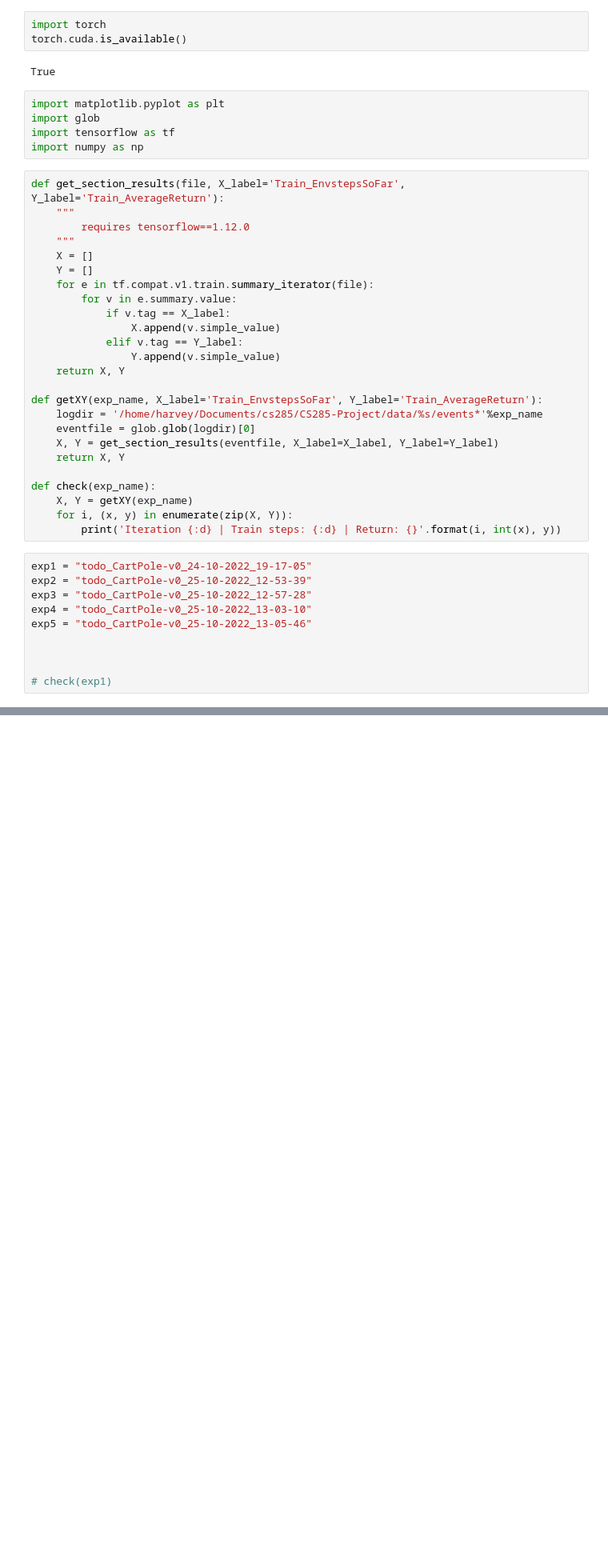
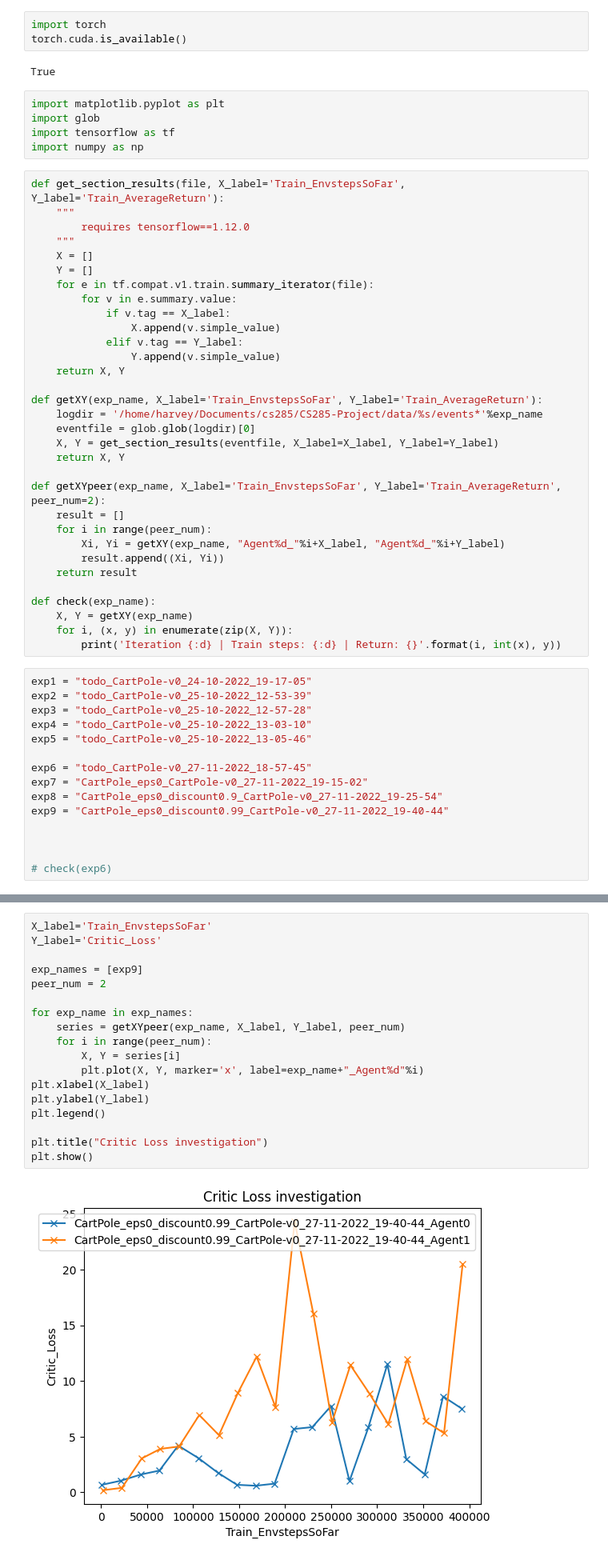
Before and after one commit to chirag-sharma-00/CS285-Project, a Jupyter notebook: cs285/scripts/plotter.ipynb, the cells around one changed output, grey strips where cells are left out. Shown at 80% size. Drawn from its saved outputs; the diff is of its cells as text; blank space fills up the shorter version.

```diff
--- a/cs285/scripts/plotter.ipynb
+++ b/cs285/scripts/plotter.ipynb
@@ -29,6 +29,13 @@ def getXY(exp_name, X_label='Train_EnvstepsSoFar', Y_label='Train_AverageReturn'
     X, Y = get_section_results(eventfile, X_label=X_label, Y_label=Y_label)
     return X, Y
 
+def getXYpeer(exp_name, X_label='Train_EnvstepsSoFar', Y_label='Train_AverageReturn', peer_num=2):
+    result = []
+    for i in range(peer_num):
+        Xi, Yi = getXY(exp_name, "Agent%d_"%i+X_label, "Agent%d_"%i+Y_label)
+        result.append((Xi, Yi))
+    return result
+
 def check(exp_name):
     X, Y = getXY(exp_name)
     for i, (x, y) in enumerate(zip(X, Y)):
@@ -40,8 +47,13 @@ exp3 = "todo_CartPole-v0_25-10-2022_12-57-28"
 exp4 = "todo_CartPole-v0_25-10-2022_13-03-10"
 exp5 = "todo_CartPole-v0_25-10-2022_13-05-46"
 
+exp6 = "todo_CartPole-v0_27-11-2022_18-57-45"
+exp7 = "CartPole_eps0_CartPole-v0_27-11-2022_19-15-02"
+exp8 = "CartPole_eps0_discount0.9_CartPole-v0_27-11-2022_19-25-54"
+exp9 = "CartPole_eps0_discount0.99_CartPole-v0_27-11-2022_19-40-44"
 
 
-# check(exp1)
+
+# check(exp6)
 # %%
 X_label='Agent0_Train_EnvstepsSoFar'
@@ -81,0 +94,20 @@ No artists with labels found to put in legend.  Note that artists whose label st
+# %%
+X_label='Train_EnvstepsSoFar'
+Y_label='Critic_Loss'
+
+exp_names = [exp9]
+peer_num = 2
+
+for exp_name in exp_names:
+    series = getXYpeer(exp_name, X_label, Y_label, peer_num)
+    for i in range(peer_num):
+        X, Y = series[i]
+        plt.plot(X, Y, marker='x', label=exp_name+"_Agent%d"%i)
+plt.xlabel(X_label)
+plt.ylabel(Y_label)
+plt.legend()
+
+plt.title("Critic Loss investigation")
+plt.show()
+# %% [output]
+[figure, added]
```
Also changed, not shown: parts of 3 cells of this notebook, 4 other files.
